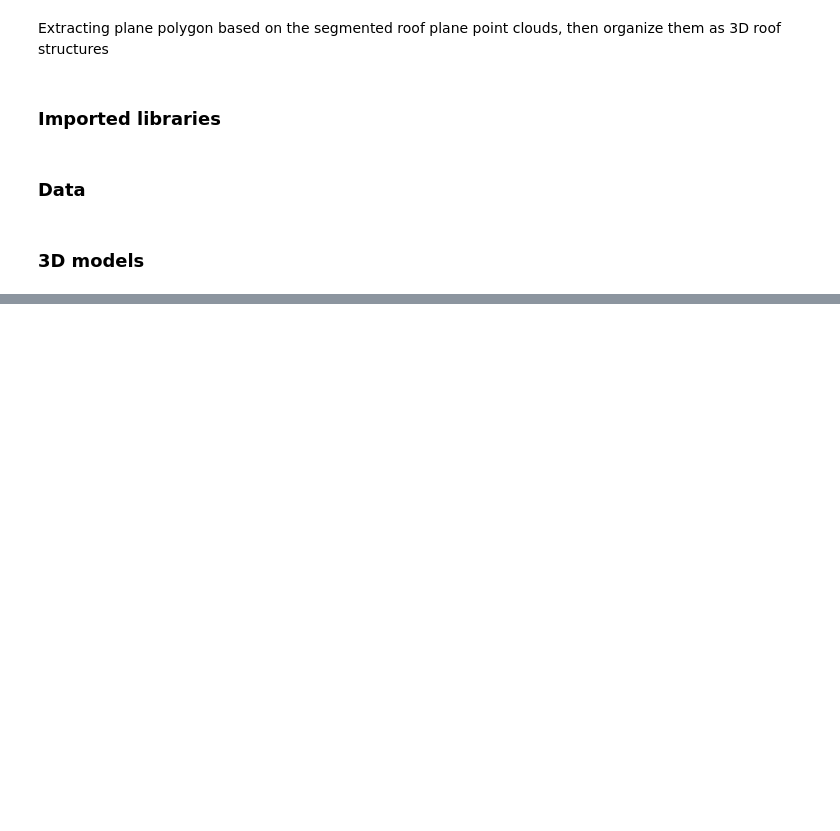
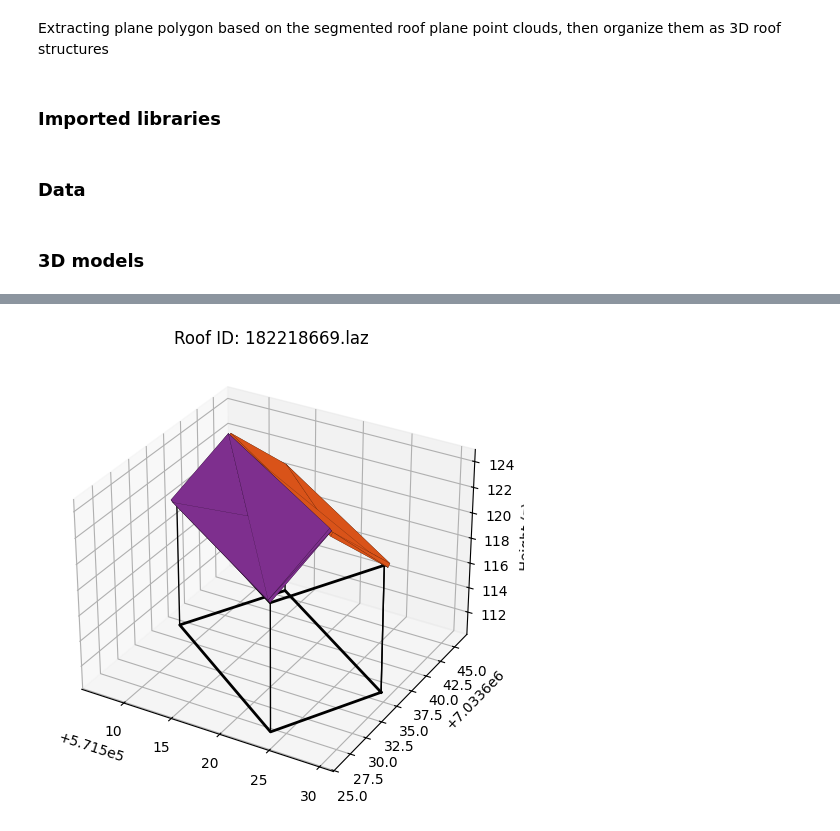
Before and after one commit to Ingridtr/TBA4251-Programmering-i-geomatikk, a Jupyter notebook: method2.ipynb, the cells around one changed output, grey strips where cells are left out. Drawn from its saved outputs; the diff is of its cells as text; code cells hidden in the pictures; blank space fills up the shorter version.

```diff
--- a/method2.ipynb
+++ b/method2.ipynb
@@ -94,6 +92,6 @@ Detected 4 patches
 # %%
-footprint = gpd.read_file(footprint_data)
-footprint = footprint.to_crs(25832)
+buildings = gpd.read_file(footprint_data)
+buildings = buildings.to_crs(25832)
 
 #Get corners from buildings
 def extract_corners(polygon):
@@ -104,10 +102,10 @@ def extract_corners(polygon):
     else:
         return None
 
-footprint["corners"] = footprint["geometry"].apply(extract_corners)
+buildings["corners"] = buildings["geometry"].apply(extract_corners)
 
-footprint = footprint.to_crs(25832)
-footprint.head()
+buildings = buildings.to_crs(25832)
+buildings.head()
 # %% [output]
 |  | osm_id | code | fclass | name | type | geometry | corners |
 | 0 | 5079678 | 1500 | building | Trondheim rådhus | public | POLYGON ((569712.622 7034071.974,... | [POINT (569712.6216782562 7034071... |
@@ -208,8 +235,8 @@ Detected 2 patches
 # %%
 # dataframe where buildings is connected with the nearest roof
-footprint = footprint.to_crs(25832)
+buildings = buildings.to_crs(25832)
 gdf_roofs = gdf_roofs.to_crs(25832)
 
-combined_footprint_pointcloud: gpd.GeoDataFrame = footprint.sjoin_nearest(gdf_roofs, how="inner", distance_col="distance", max_distance=5)
+combined_footprint_pointcloud: gpd.GeoDataFrame = buildings.sjoin_nearest(gdf_roofs, how="inner", distance_col="distance", max_distance=5)
 combined_footprint_pointcloud.head()
 # %% [output]
@@ -216,0 +249,49 @@ NameError: name 'footprint' is not defined
+# %%
+
+for idx, row in combined_footprint_pointcloud.iterrows():
+    geometry = row["geometry"]
+    points_x = row["x"]
+    points_y = row["y"]
+    points_z = row["z"]
+    min_z = row["min_z"]
+    max_z = row["max_z"]
+
+
+    if geometry is not None and geometry.geom_type == "Polygon":
+        x_fkb, y_fkb = geometry.exterior.xy
+        corners = [Point(x, y) for x, y in geometry.exterior.coords]
+        corner_x = [point.x for point in corners]
+        corner_y = [point.y for point in corners]
+        max_z = np.max(points_z)
+
+
+        fig = plt.figure(figsize=(5, 5))
+        ax = fig.add_subplot(111, projection="3d")
+        ax.plot(x_fkb, y_fkb, zs=min_z-10, color="black", linewidth=2)
+        ax.plot(x_fkb, y_fkb, zs=min_z, color="black", linewidth=2)
+
+        for x, y in zip(corner_x, corner_y):
+            ax.plot([x, x], [y, y], [min_z-10, min_z], color="black", linewidth=1)
+
+    for geom in row["Polygon"]:
+        if isinstance(geom, o3d.geometry.TriangleMesh):
+            vertices = np.asarray(geom.vertices)
+            triangles = np.asarray(geom.triangles)
+
+            mesh_tris = [vertices[tri] for tri in triangles]
+            color = np.asarray(geom.vertex_colors[0])
+            face_colors = np.repeat([color], len(mesh_tris), axis=0)
+
+            poly3d = Poly3DCollection(mesh_tris, facecolors=face_colors, edgecolor='k', linewidth=0.1, alpha=1.0)
+            ax.add_collection3d(poly3d)
+
+    ax.set_title(f"Roof ID: {row['roof_id']}")
+    ax.set_xlabel("")
+    ax.set_ylabel("")
+    ax.set_zlabel("Height (z)")
+
+    plt.tight_layout()
+    plt.show()
+    break
+# %% [output]
+[figure, added]
```
Also changed, not shown: parts of 5 cells of this notebook.
